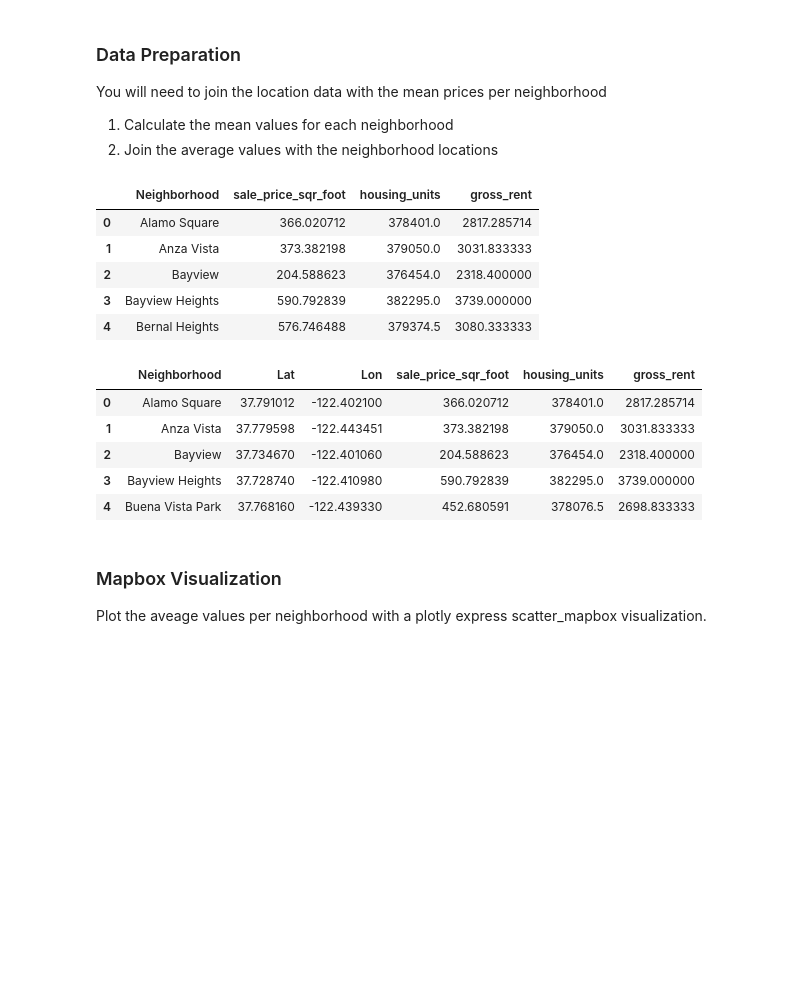
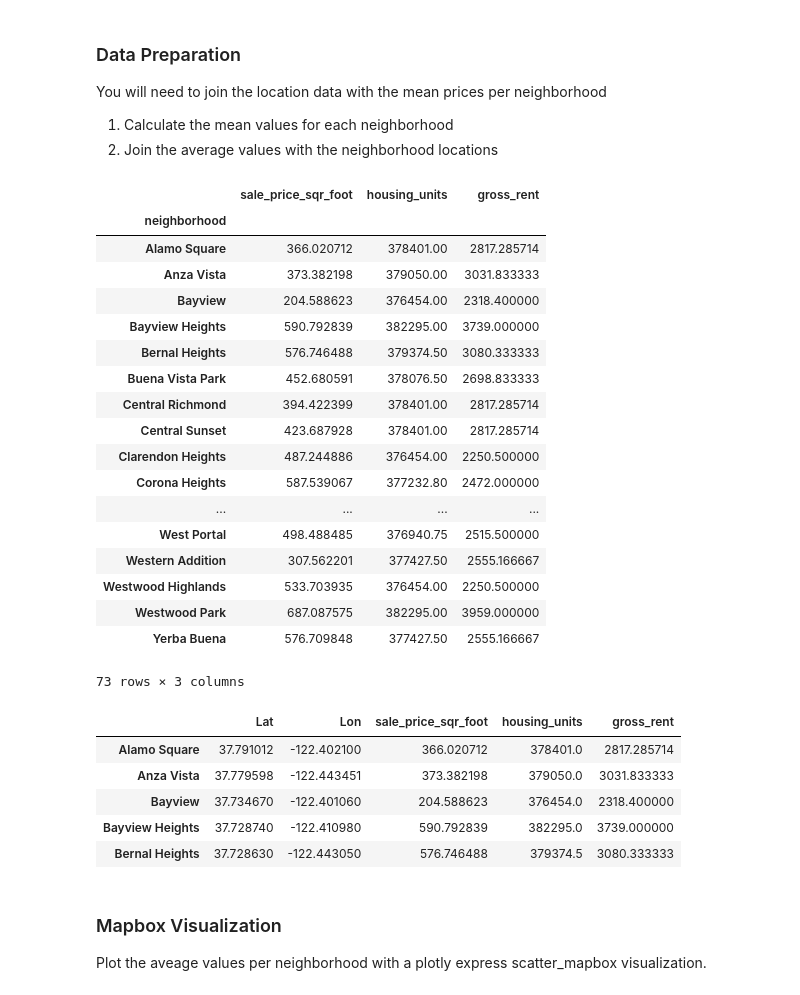
Before and after one commit to stew1922/Real_Estate_Dashboard, a Jupyter notebook: 06-PyViz/Instructions/Starter_Code/rental_analysis.ipynb, the cells around one changed output. Cells and saved outputs as stored; diff of their text form; code cells hidden in the pictures; blank space fills up the shorter version.

```diff
--- a/06-PyViz/Instructions/Starter_Code/rental_analysis.ipynb
+++ b/06-PyViz/Instructions/Starter_Code/rental_analysis.ipynb
@@ -218,12 +218,13 @@ Using the DataFrame of Average values per neighborhood (calculated above), creat
 # %%
 # Parallel Coordinates Plot
 # YOUR CODE HERE!
-## The examples in the instructions appear to show that we only basing this analysis on the top 10 most expensive neighborhoods, so I will do the same here:
-df = sfo_hood.groupby('neighborhood').mean().drop(columns='year')
-top_ten_data = df.sort_values('sale_price_sqr_foot', ascending=False).head(10)
-top_ten_data
+## The examples in the instructions appear to use only the top ten, so I will do the same, but preserve the entire dataset for making the map in the next steps for the dashboard
+sfo_hood_mean = mean_sales.sort_values('sale_price_sqr_foot', ascending=False)
+sfo_hood_mean.reset_index(inplace=True)
+sfo_hood_mean
 
-px.parallel_coordinates(top_ten_data, color='sale_price_sqr_foot')
+p_coord = px.parallel_coordinates(sfo_hood_mean.head(10), color='sale_price_sqr_foot')
+p_coord.show()
 # %%
 # Parallel Categories Plot
 # YOUR CODE HERE!
@@ -259,23 +275,41 @@ You will need to join the location data with the mean prices per neighborhood
 # %%
 # Calculate the mean values for each neighborhood
 # YOUR CODE HERE!
+sfo_hood_mean = sfo_hood_mean.sort_values('neighborhood').reset_index(drop=True)
+sfo_hood_mean = sfo_hood_mean.set_index('neighborhood')
+sfo_hood_mean
 # %% [output]
-|  | Neighborhood | sale_price_sqr_foot | housing_units | gross_rent |
-| 0 | Alamo Square | 366.020712 | 378401.0 | 2817.285714 |
-| 1 | Anza Vista | 373.382198 | 379050.0 | 3031.833333 |
-| 2 | Bayview | 204.588623 | 376454.0 | 2318.400000 |
-| 3 | Bayview Heights | 590.792839 | 382295.0 | 3739.000000 |
-| 4 | Bernal Heights | 576.746488 | 379374.5 | 3080.333333 |
+|  | sale_price_sqr_foot | housing_units | gross_rent |
+| neighborhood |  |  |  |
+| Alamo Square | 366.020712 | 378401.00 | 2817.285714 |
+| Anza Vista | 373.382198 | 379050.00 | 3031.833333 |
+| Bayview | 204.588623 | 376454.00 | 2318.400000 |
+| Bayview Heights | 590.792839 | 382295.00 | 3739.000000 |
+| Bernal Heights | 576.746488 | 379374.50 | 3080.333333 |
+| Buena Vista Park | 452.680591 | 378076.50 | 2698.833333 |
+| Central Richmond | 394.422399 | 378401.00 | 2817.285714 |
+| Central Sunset | 423.687928 | 378401.00 | 2817.285714 |
+| Clarendon Heights | 487.244886 | 376454.00 | 2250.500000 |
+| Corona Heights | 587.539067 | 377232.80 | 2472.000000 |
+| ... | ... | ... | ... |
+| West Portal | 498.488485 | 376940.75 | 2515.500000 |
+| Western Addition | 307.562201 | 377427.50 | 2555.166667 |
+| Westwood Highlands | 533.703935 | 376454.00 | 2250.500000 |
+| Westwood Park | 687.087575 | 382295.00 | 3959.000000 |
+| Yerba Buena | 576.709848 | 377427.50 | 2555.166667 |
+73 rows × 3 columns
 # %%
 # Join the average values with the neighborhood locations
 # YOUR CODE HERE!
+sfo_hood_loc = pd.concat([df_neighborhood_locations, sfo_hood_mean], axis=1)
+sfo_hood_loc.head()
 # %% [output]
-|  | Neighborhood | Lat | Lon | sale_price_sqr_foot | housing_units | gross_rent |
-| 0 | Alamo Square | 37.791012 | -122.402100 | 366.020712 | 378401.0 | 2817.285714 |
-| 1 | Anza Vista | 37.779598 | -122.443451 | 373.382198 | 379050.0 | 3031.833333 |
-| 2 | Bayview | 37.734670 | -122.401060 | 204.588623 | 376454.0 | 2318.400000 |
-| 3 | Bayview Heights | 37.728740 | -122.410980 | 590.792839 | 382295.0 | 3739.000000 |
-| 4 | Buena Vista Park | 37.768160 | -122.439330 | 452.680591 | 378076.5 | 2698.833333 |
+|  | Lat | Lon | sale_price_sqr_foot | housing_units | gross_rent |
+| Alamo Square | 37.791012 | -122.402100 | 366.020712 | 378401.0 | 2817.285714 |
+| Anza Vista | 37.779598 | -122.443451 | 373.382198 | 379050.0 | 3031.833333 |
+| Bayview | 37.734670 | -122.401060 | 204.588623 | 376454.0 | 2318.400000 |
+| Bayview Heights | 37.728740 | -122.410980 | 590.792839 | 382295.0 | 3739.000000 |
+| Bernal Heights | 37.728630 | -122.443050 | 576.746488 | 379374.5 | 3080.333333 |
 # %% [markdown]
 ### Mapbox Visualization
 
```
Also changed, not shown: parts of 5 cells of this notebook, 1 other file.
